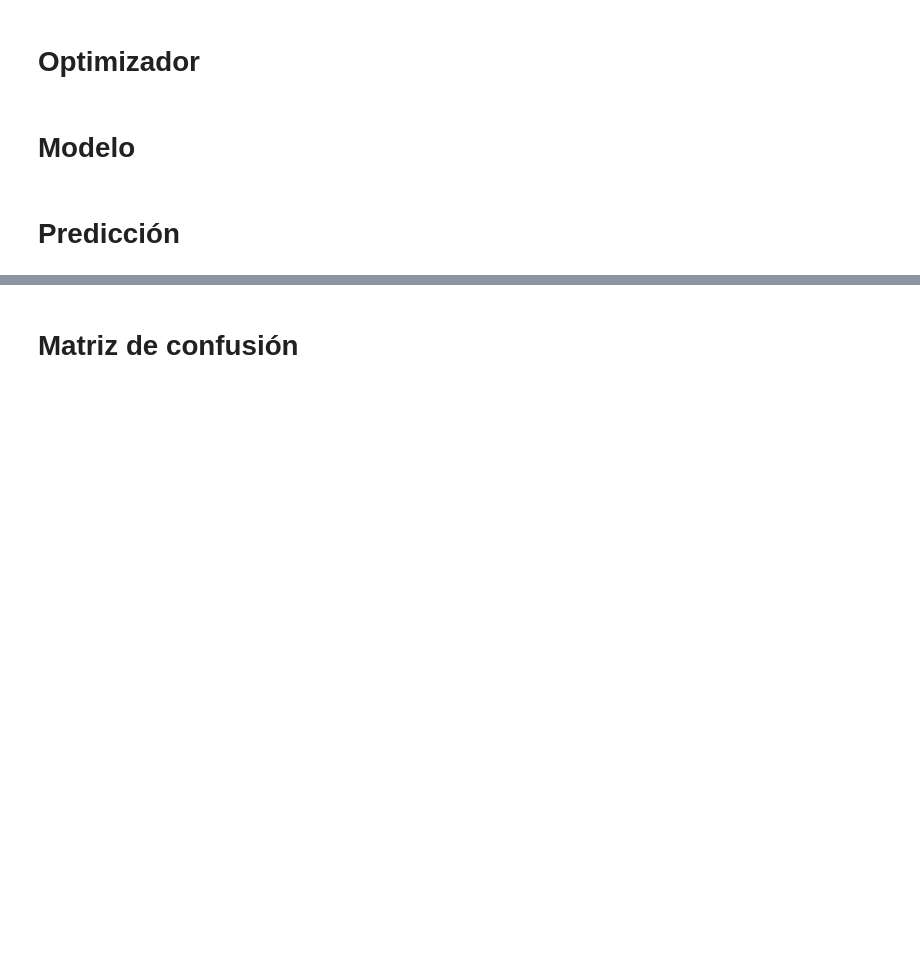
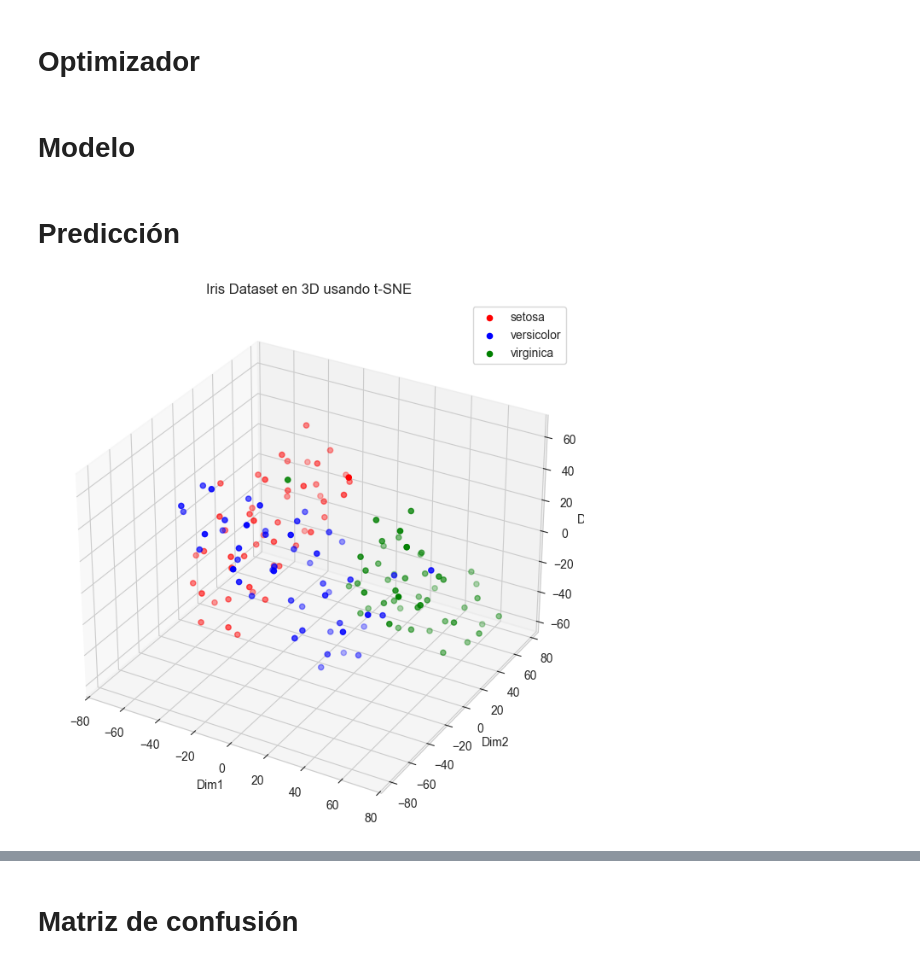
Before and after one commit to alejandroalemanaleman/RedNeuronal_OH, a Jupyter notebook: RedNeuronal.ipynb, the cells around one changed output, grey strips where cells are left out. Cells and saved outputs as stored; diff of their text form; code cells hidden in the pictures; blank space fills up the shorter version.

```diff
--- a/RedNeuronal.ipynb
+++ b/RedNeuronal.ipynb
@@ -200 +214,33 @@ def predict(X, parameters):
+# %%
+# Reducir dimensiones con t-SNE a 3 dimensiones
+tsne = TSNE(n_components=3, perplexity=30, random_state=42)
+X_reduced = tsne.fit_transform(X)
+
+# Convertir a DataFrame para manipulación y visualización
+df = pd.DataFrame(X_reduced, columns=['Dim1', 'Dim2', 'Dim3'])
+df['target'] = y
+
+# Colores para cada clase
+colors = ['red', 'blue', 'green']
+target_names = iris.target_names
+
+# Graficar en 3D
+fig = plt.figure(figsize=(10, 8))
+ax = fig.add_subplot(111, projection='3d')
+
+for i, target_name in enumerate(target_names):
+    ax.scatter(df.loc[df['target'] == i, 'Dim1'],
+               df.loc[df['target'] == i, 'Dim2'],
+               df.loc[df['target'] == i, 'Dim3'],
+               label=target_name, color=colors[i])
+
+# Etiquetas y título
+ax.set_xlabel('Dim1')
+ax.set_ylabel('Dim2')
+ax.set_zlabel('Dim3')
+ax.set_title('Iris Dataset en 3D usando t-SNE')
+ax.legend()
+plt.show()
+# %% [output]
+[figure, added]
 # %%
```
Also changed, not shown: parts of 7 cells of this notebook.
